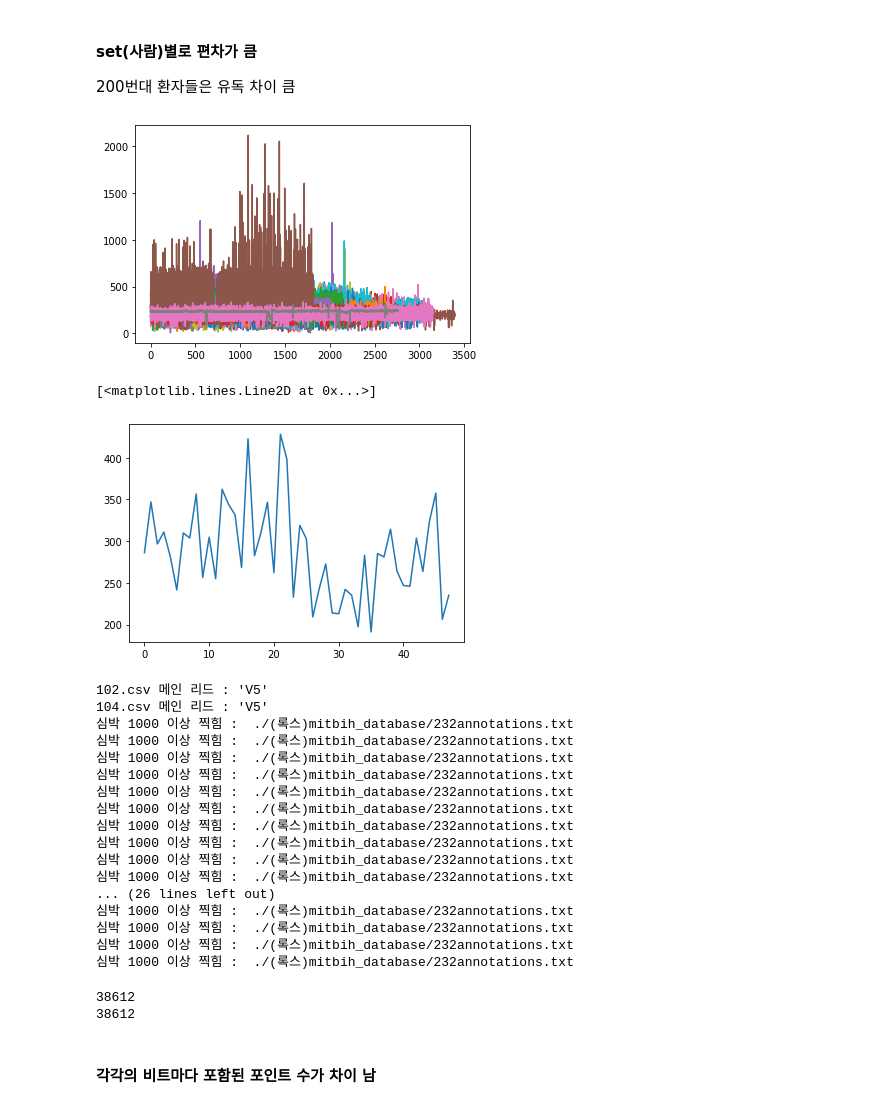
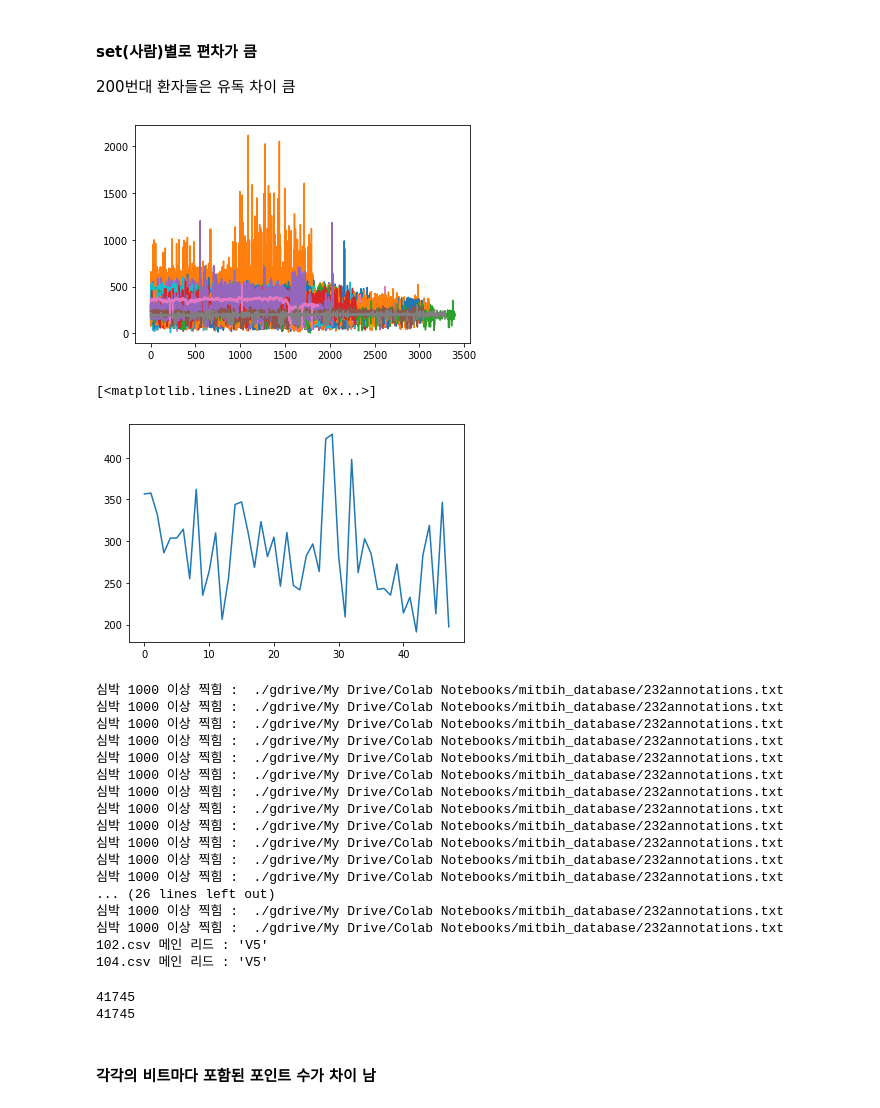
Before and after one commit to FrancisBacon95/ECG-Signal-Beat-type-Classifier, a Jupyter notebook: Classification_of_ECG_signals.ipynb, the cells around one changed output. Saved outputs shown, nothing was run; the diff lists cells and outputs as text; code cells hidden in the pictures.

```diff
--- a/Classification_of_ECG_signals.ipynb
+++ b/Classification_of_ECG_signals.ipynb
@@ -8,7 +15,7 @@ import matplotlib.pyplot as plt
 # %% [markdown]
 ## 1-1. hyper-parameter 정의
 # %%
-path="./(록스)mitbih_database/"
+path="./gdrive/My Drive/Colab Notebooks/mitbih_database"
 window_size=160
 maximum_counting=10000
 
@@ -21,9 +28,9 @@ filenames= os.listdir(path)
 records,annotations=[],[]
 for f in filenames:
     if f.split('.')[1]=='txt':
-        annotations.append(path+f)
-    else:
-        records.append(path+f)
+        annotations.append(path+"/"+f)
+    if f.split('.')[1]=="csv":
+        records.append(path+"/"+f)
 # %% [markdown]
 ## 1-2. beat 정의 및 X, Y 초기화
 # %%
@@ -287,9 +296,7 @@ plot_confusion_matrix(cnf_matrix, target_names=None, cmap=None, normalize=True,
 # %% [markdown]
 # 3. Modeling 두번째 시도
 # %%
-path="./(록스)mitbih_database/"
-window_size=160
-maximum_counting=10000
+path="./gdrive/My Drive/Colab Notebooks/mitbih_database"
 
 classes=['N','L','R','A','V','/']
 n_classes=len(classes)
@@ -300,6 +307,6 @@ filenames= os.listdir(path)
 records,annotations=[],[]
 for f in filenames:
     if f.split('.')[1]=='txt':
-        annotations.append(path+f)
-    else:
-        records.append(path+f)
+        annotations.append(path+"/"+f)
+    if f.split('.')[1]=='csv':
+        records.append(path+"/"+f)
@@ -310,37 +335,29 @@ for f in filenames:
 200번대 환자들은 유독 차이 큼
 # %%
 import matplotlib.pyplot as plt
-
-filenames= os.listdir(path)
-records,annotations=[],[]
-for f in filenames:
-    if f.split('.')[1]=='txt':
-        annotations.append(path+f)
-    else:
-        records.append(path+f)
 
 avg_list=[]
 for i in range(len(annotations)):
     annotation=open(annotations[i],'r')
     lines=annotation.readlines()
     a_list=[]
     for i in range(3,len(lines)):
         now=list(filter(None,lines[i].split(" ")))[1]
         before=list(filter(None,lines[i-1].split(" ")))[1]
         a_list.append(int(now)-int(before))
 
     plt.plot(range(0,len(a_list)),a_list)
 
     a_array=np.array(a_list)
     avg=np.mean(a_array)
     avg_list.append(avg)
 # %% [output]
-[figure, old version]
+[figure, new version]
 # %%
 plt.plot(range(0,len(avg_list)),avg_list)
 # %% [output]
 [<matplotlib.lines.Line2D at 0x...>]
-[figure, old version]
+[figure, new version]
 # %%
 for i in range(len(records)):
     record=pd.read_csv(records[i],index_col=0)
@@ -375,29 +392,29 @@ for i in range(len(records)):
                     print("심박 1000 이상 찍힘 : ",annotations[i])
                 Y.append(beat_idx)
 # %% [output]
+심박 1000 이상 찍힘 :  ./gdrive/My Drive/Colab Notebooks/mitbih_database/232annotations.txt
+심박 1000 이상 찍힘 :  ./gdrive/My Drive/Colab Notebooks/mitbih_database/232annotations.txt
+심박 1000 이상 찍힘 :  ./gdrive/My Drive/Colab Notebooks/mitbih_database/232annotations.txt
+심박 1000 이상 찍힘 :  ./gdrive/My Drive/Colab Notebooks/mitbih_database/232annotations.txt
+심박 1000 이상 찍힘 :  ./gdrive/My Drive/Colab Notebooks/mitbih_database/232annotations.txt
+심박 1000 이상 찍힘 :  ./gdrive/My Drive/Colab Notebooks/mitbih_database/232annotations.txt
+심박 1000 이상 찍힘 :  ./gdrive/My Drive/Colab Notebooks/mitbih_database/232annotations.txt
+심박 1000 이상 찍힘 :  ./gdrive/My Drive/Colab Notebooks/mitbih_database/232annotations.txt
+심박 1000 이상 찍힘 :  ./gdrive/My Drive/Colab Notebooks/mitbih_database/232annotations.txt
+심박 1000 이상 찍힘 :  ./gdrive/My Drive/Colab Notebooks/mitbih_database/232annotations.txt
+심박 1000 이상 찍힘 :  ./gdrive/My Drive/Colab Notebooks/mitbih_database/232annotations.txt
+심박 1000 이상 찍힘 :  ./gdrive/My Drive/Colab Notebooks/mitbih_database/232annotations.txt
+... (26 lines left out)
+심박 1000 이상 찍힘 :  ./gdrive/My Drive/Colab Notebooks/mitbih_database/232annotations.txt
+심박 1000 이상 찍힘 :  ./gdrive/My Drive/Colab Notebooks/mitbih_database/232annotations.txt
 102.csv 메인 리드 : 'V5'
 104.csv 메인 리드 : 'V5'
-심박 1000 이상 찍힘 :  ./(록스)mitbih_database/232annotations.txt
-심박 1000 이상 찍힘 :  ./(록스)mitbih_database/232annotations.txt
-심박 1000 이상 찍힘 :  ./(록스)mitbih_database/232annotations.txt
-심박 1000 이상 찍힘 :  ./(록스)mitbih_database/232annotations.txt
-심박 1000 이상 찍힘 :  ./(록스)mitbih_database/232annotations.txt
-심박 1000 이상 찍힘 :  ./(록스)mitbih_database/232annotations.txt
-심박 1000 이상 찍힘 :  ./(록스)mitbih_database/232annotations.txt
-심박 1000 이상 찍힘 :  ./(록스)mitbih_database/232annotations.txt
-심박 1000 이상 찍힘 :  ./(록스)mitbih_database/232annotations.txt
-심박 1000 이상 찍힘 :  ./(록스)mitbih_database/232annotations.txt
-... (26 lines left out)
-심박 1000 이상 찍힘 :  ./(록스)mitbih_database/232annotations.txt
-심박 1000 이상 찍힘 :  ./(록스)mitbih_database/232annotations.txt
-심박 1000 이상 찍힘 :  ./(록스)mitbih_database/232annotations.txt
-심박 1000 이상 찍힘 :  ./(록스)mitbih_database/232annotations.txt
 # %%
 print(len(X))
 print(len(Y))
 # %% [output]
-38612
-38612
+41745
+41745
 # %% [markdown]
 #### 각각의 비트마다 포함된 포인트 수가 차이 남
 # %%
```
Also changed, not shown: parts of 50 cells of this notebook.
